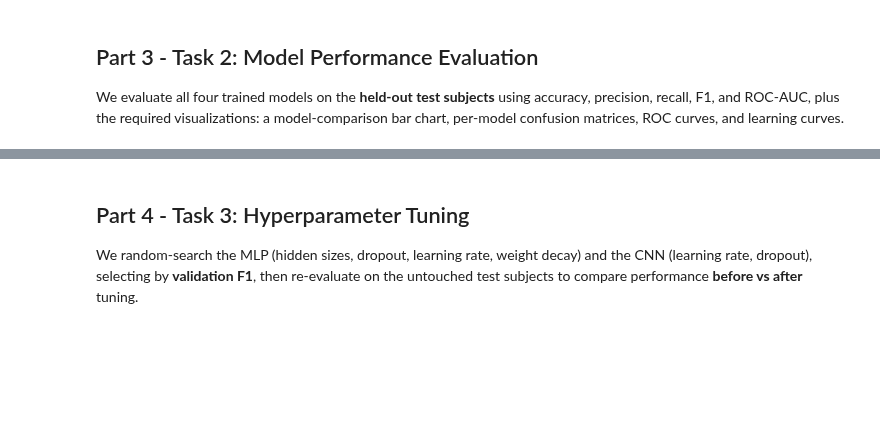
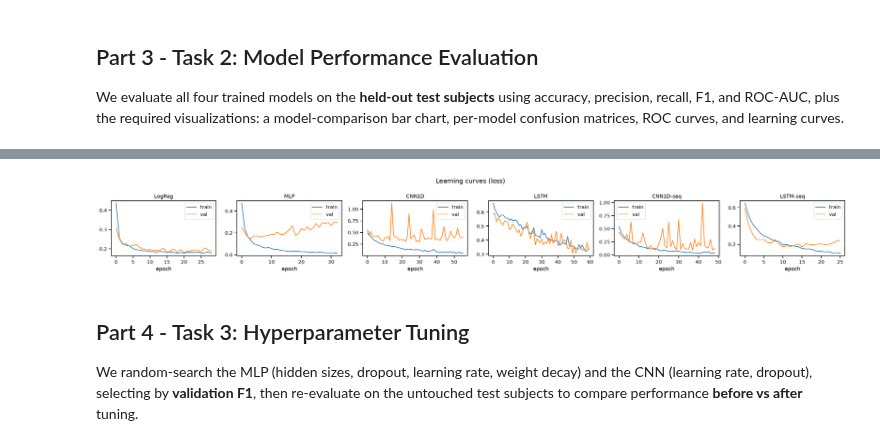
Before and after one commit to emfallat/EECE-5644-Final-Project, a Jupyter notebook: FallDetection_ML.ipynb, the cells around one changed output, grey strips where cells are left out. Cells and saved outputs as stored; diff of their text form; code cells hidden in the pictures; blank space fills up the shorter version.

```diff
--- a/FallDetection_ML.ipynb
+++ b/FallDetection_ML.ipynb
@@ -418,9 +665,12 @@ plt.savefig("figures/roc_curves.png"); plt.show()
 # %%
-fig,axes=plt.subplots(1,4,figsize=(16,3.2))
+n=len(hists); fig,axes=plt.subplots(1,n,figsize=(4*n,3.2))
+axes=np.atleast_1d(axes).ravel()
 for ax,name in zip(axes,hists):
     ax.plot(hists[name]["tr"],label="train"); ax.plot(hists[name]["va"],label="val")
     ax.set_title(name); ax.set_xlabel("epoch"); ax.legend()
 plt.suptitle("Learning curves (loss)"); plt.tight_layout(); plt.savefig("figures/learning_curves.png"); plt.show()
+# %% [output]
+[figure, added]
 # %% [markdown]
 ## Part 4 - Task 3: Hyperparameter Tuning
 We random-search the MLP (hidden sizes, dropout, learning rate, weight decay) and the CNN
```
Also changed, not shown: parts of 23 cells of this notebook, 17 other files.
